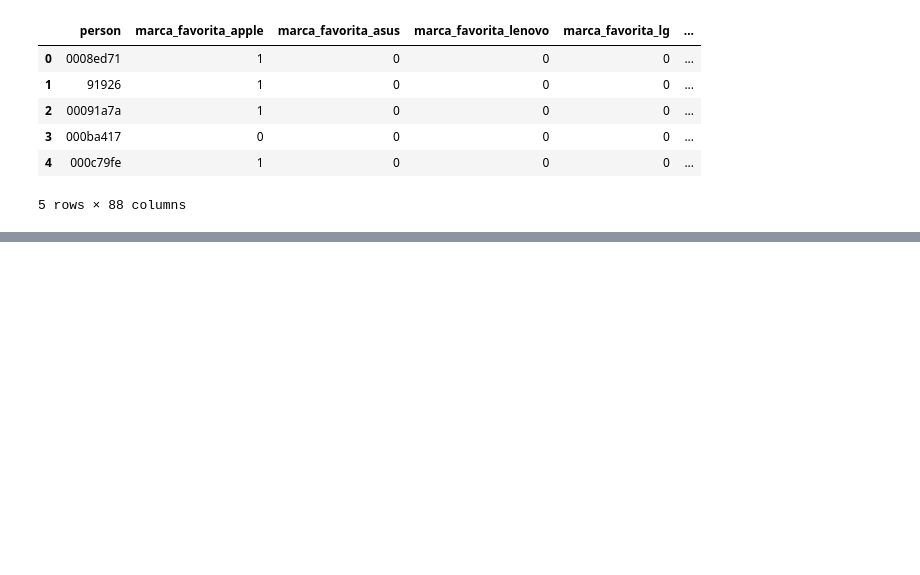
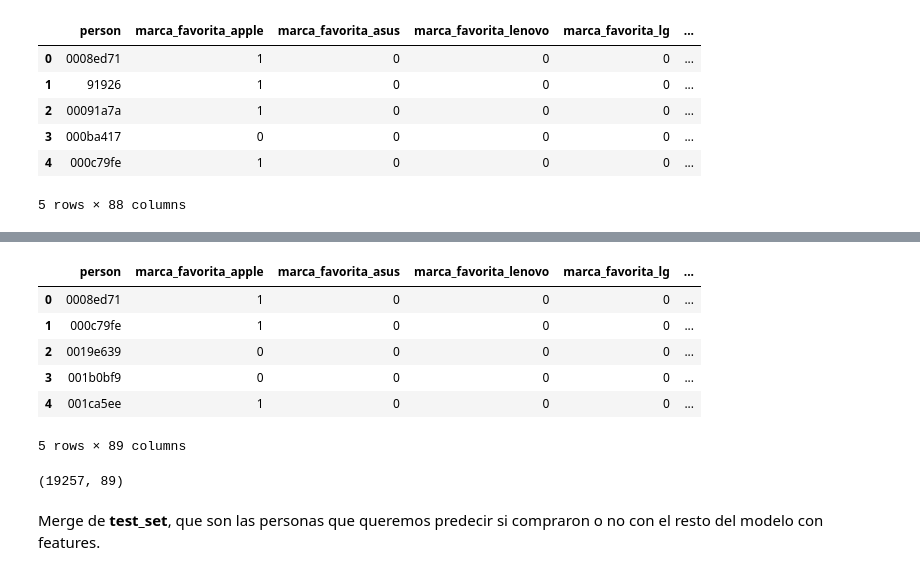
Before and after one commit to gabyrobles93/7506-TP2-MachineLearning, a Jupyter notebook: notebooks/machine_learning_gaby.ipynb, the cells around one changed output, grey strips where cells are left out. Saved outputs shown, nothing was run; the diff lists cells and outputs as text; code cells hidden in the pictures; blank space fills up the shorter version.

```diff
--- a/notebooks/machine_learning_gaby.ipynb
+++ b/notebooks/machine_learning_gaby.ipynb
@@ -115,0 +248,3 @@ features['semana_del_mes_moda'] = features['semana_del_mes_moda'].astype('catego
+# %%
+labels_training_set = pd.read_csv('../dataset/labels_training_set.csv')
+test_set = pd.read_csv('../dataset/trocafone_kaggle_test.csv')
@@ -115,0 +257,17 @@ features['semana_del_mes_moda'] = features['semana_del_mes_moda'].astype('catego
+# %%
+training_set_global = pd.merge(features, labels_training_set, how='inner', on='person')
+training_set_global.head()
+# %% [output]
+|  | person | marca_favorita_apple | marca_favorita_asus | marca_favorita_lenovo | marca_favorita_lg | ... |
+| 0 | 0008ed71 | 1 | 0 | 0 | 0 | ... |
+| 1 | 000c79fe | 1 | 0 | 0 | 0 | ... |
+| 2 | 0019e639 | 0 | 0 | 0 | 0 | ... |
+| 3 | 001b0bf9 | 0 | 0 | 0 | 0 | ... |
+| 4 | 001ca5ee | 1 | 0 | 0 | 0 | ... |
+5 rows × 89 columns
+# %%
+training_set_global.shape
+# %% [output]
+(19257, 89)
+# %% [markdown]
+Merge de **test_set**, que son las personas que queremos predecir si compraron o no con el resto del modelo con features.
```
Also changed, not shown: parts of 13 cells of this notebook.
